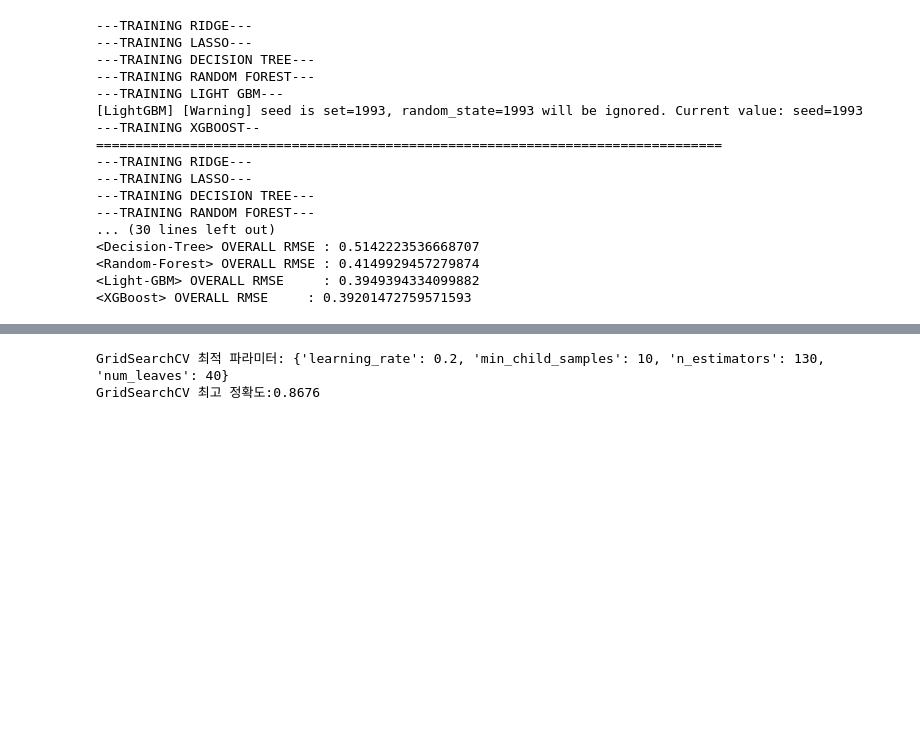
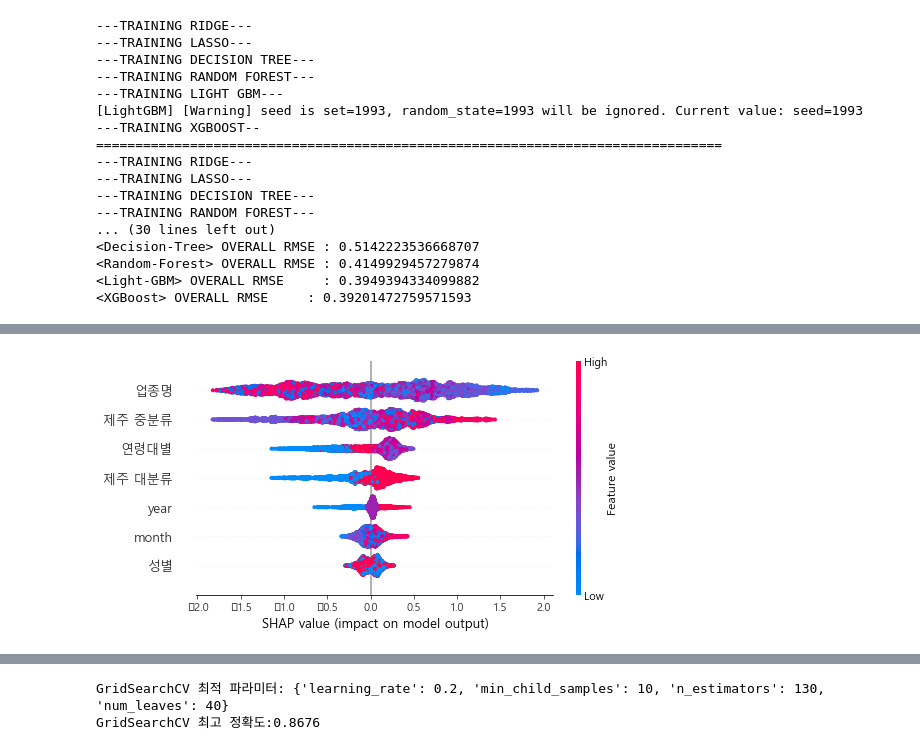
Before and after one commit to So-chankyun/consumption-pattern-analysis-of-jeju-tourist, a Jupyter notebook: consumption pattern analysis of jeju tourist.ipynb, the cells around one changed output, grey strips where cells are left out. Saved outputs shown, nothing was run; the diff lists cells and outputs as text; code cells hidden in the pictures; blank space fills up the shorter version.

```diff
--- a/consumption pattern analysis of jeju tourist.ipynb
+++ b/consumption pattern analysis of jeju tourist.ipynb
@@ -1021,0 +1032,11 @@ Did not meet early stopping. Best iteration is:
+# %%
+import skimage
+import shap
+
+explainer = shap.TreeExplainer(lgbm_model) # Tree model shap value 확인 객체 지정
+shap_values_test = explainer.shap_values(X_test)
+shap_values_train = explainer.shap_values(X_train)
+
+# 특정 데이터 하나 & 전체 데이터에 대해, shapley value를 1차원 평면에 정렬해서 보여준다.
+shap.initjs()
+shap.force_plot(explainer.expected_value, shap_values_test[20,:],X_test.iloc[20,:])
@@ -1021,0 +1067,4 @@ Did not meet early stopping. Best iteration is:
+# %%
+shap.summary_plot(shap_values_train, X_train)
+# %% [output]
+[figure, added]
```
Also changed, not shown: parts of 34 cells of this notebook, 1 other file.
